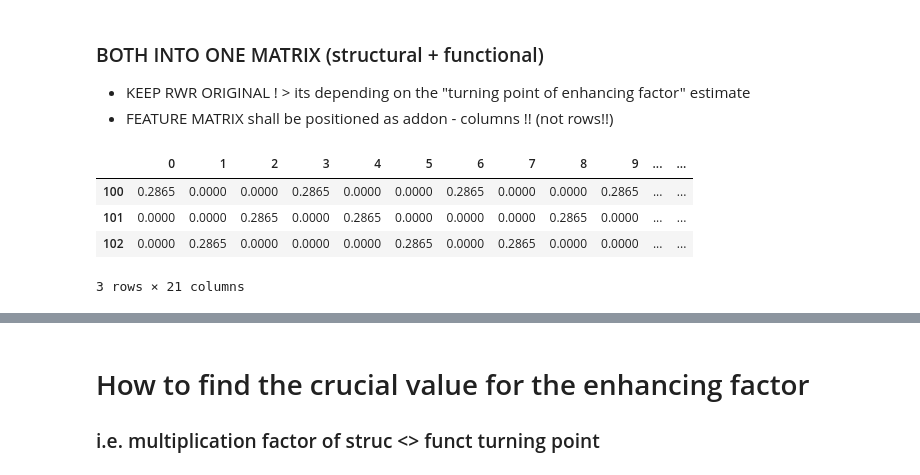
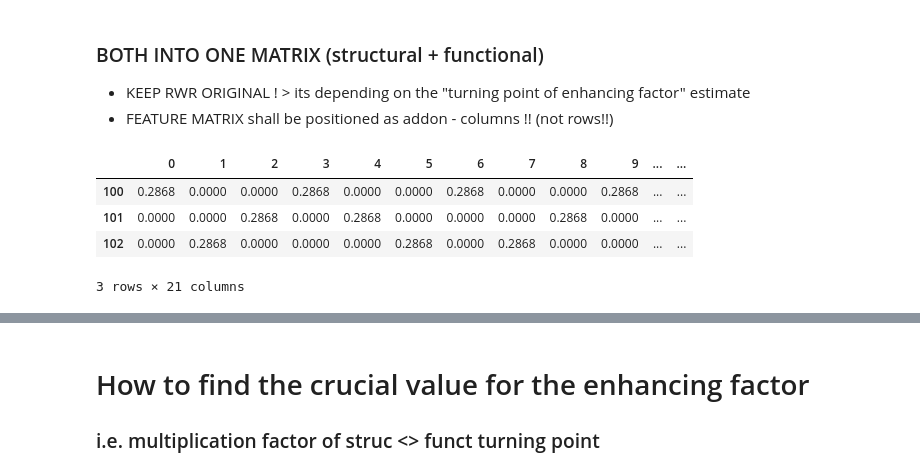
Before and after one commit to menchelab/CartoGRAPHs, a Jupyter notebook: cartoGRAPHs_FeatureTuning.ipynb, the cells around one changed output, grey strips where cells are left out. Cells and saved outputs as stored; diff of their text form; code cells hidden in the pictures.

```diff
--- a/cartoGRAPHs_FeatureTuning.ipynb
+++ b/cartoGRAPHs_FeatureTuning.ipynb
@@ -122,15 +122,15 @@ DF_structural.head()
 + KEEP RWR ORIGINAL ! > its depending on the "turning point of enhancing factor" estimate
 + FEATURE MATRIX shall be positioned as addon - columns !! (not rows!!)
 # %%
-scalar = 0.2865
+scalar = 0.2868
 
 DF_functional_scal = DF_functional*scalar
 DF_functional_scal
 # %% [output]
 |  | 0 | 1 | 2 | 3 | 4 | 5 | 6 | 7 | 8 | 9 | ... | ... |
-| 100 | 0.2865 | 0.0000 | 0.0000 | 0.2865 | 0.0000 | 0.0000 | 0.2865 | 0.0000 | 0.0000 | 0.2865 | ... | ... |
-| 101 | 0.0000 | 0.0000 | 0.2865 | 0.0000 | 0.2865 | 0.0000 | 0.0000 | 0.0000 | 0.2865 | 0.0000 | ... | ... |
-| 102 | 0.0000 | 0.2865 | 0.0000 | 0.0000 | 0.0000 | 0.2865 | 0.0000 | 0.2865 | 0.0000 | 0.0000 | ... | ... |
+| 100 | 0.2868 | 0.0000 | 0.0000 | 0.2868 | 0.0000 | 0.0000 | 0.2868 | 0.0000 | 0.0000 | 0.2868 | ... | ... |
+| 101 | 0.0000 | 0.0000 | 0.2868 | 0.0000 | 0.2868 | 0.0000 | 0.0000 | 0.0000 | 0.2868 | 0.0000 | ... | ... |
+| 102 | 0.0000 | 0.2868 | 0.0000 | 0.0000 | 0.0000 | 0.2868 | 0.0000 | 0.2868 | 0.0000 | 0.0000 | ... | ... |
 3 rows × 21 columns
 # %%
 DF_merge = pd.concat([DF_structural,
```
Also changed, not shown: parts of 1 cell of this notebook, 3 other files.
